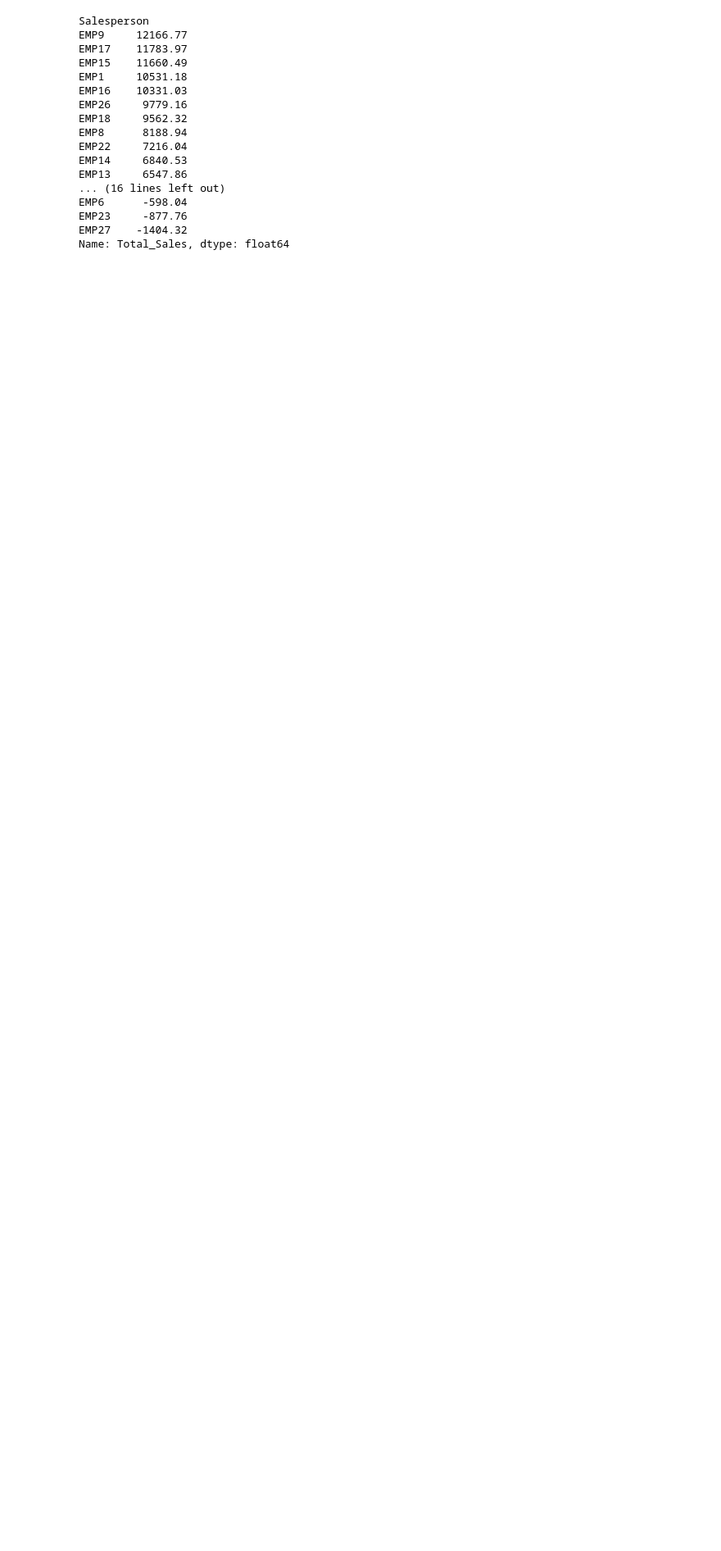
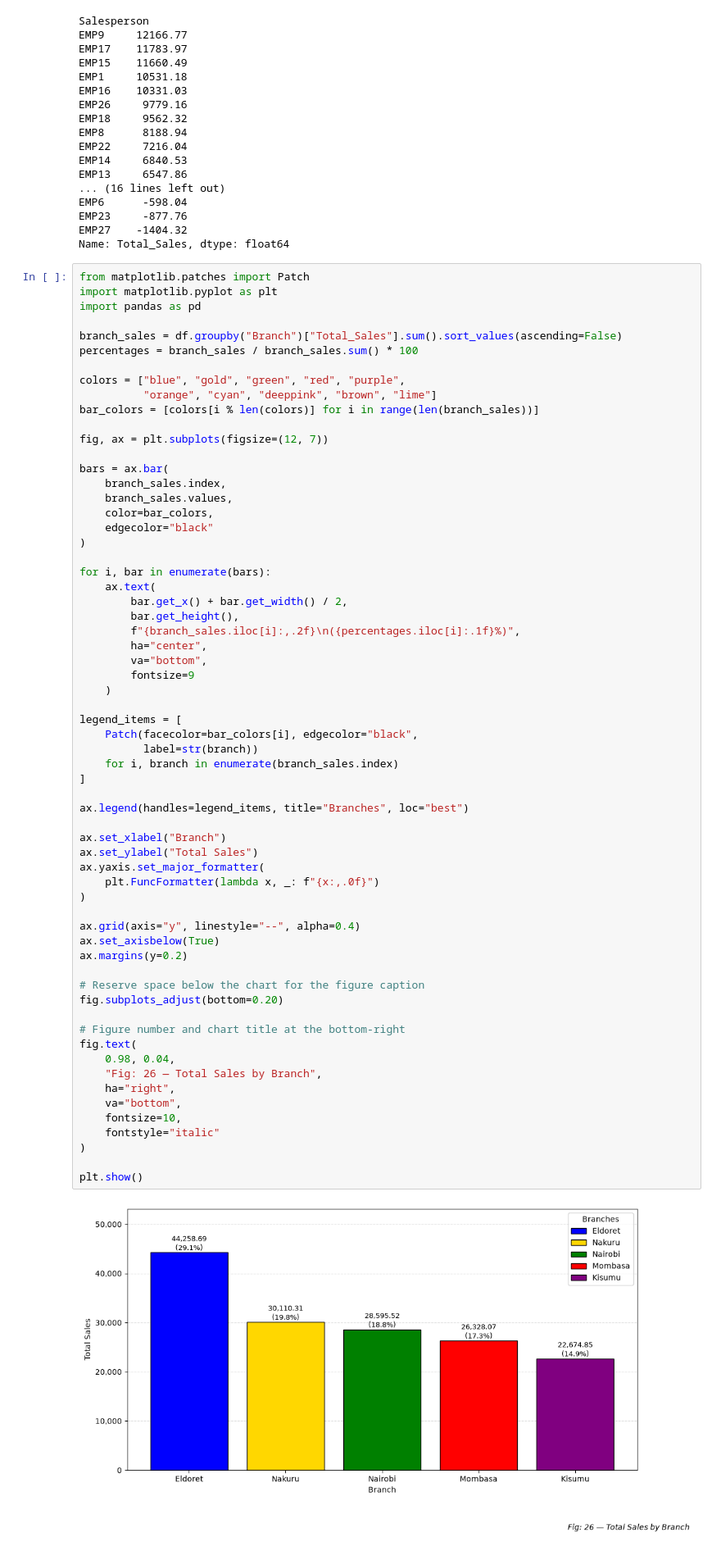
Before and after one commit to roykiptala/Datascience-workshop, a Jupyter notebook: Retail_Sales_and_Customer_Analytics .ipynb, the cells around one changed output. Shown at 82% size. Drawn from its saved outputs; the diff is of its cells as text; blank space fills up the shorter version.

Commit message:
Update retail sales analysis notebook

```diff
--- a/Retail_Sales_and_Customer_Analytics .ipynb
+++ b/Retail_Sales_and_Customer_Analytics .ipynb
@@ -755,3 +755,68 @@ EMP6      -598.04
 EMP23     -877.76
 EMP27    -1404.32
 Name: Total_Sales, dtype: float64
+# %%
+from matplotlib.patches import Patch
+import matplotlib.pyplot as plt
+import pandas as pd
+
+branch_sales = df.groupby("Branch")["Total_Sales"].sum().sort_values(ascending=False)
+percentages = branch_sales / branch_sales.sum() * 100
+
+colors = ["blue", "gold", "green", "red", "purple",
+          "orange", "cyan", "deeppink", "brown", "lime"]
+bar_colors = [colors[i % len(colors)] for i in range(len(branch_sales))]
+
+fig, ax = plt.subplots(figsize=(12, 7))
+
+bars = ax.bar(
+    branch_sales.index,
+    branch_sales.values,
+    color=bar_colors,
+    edgecolor="black"
+)
+
+for i, bar in enumerate(bars):
+    ax.text(
+        bar.get_x() + bar.get_width() / 2,
+        bar.get_height(),
+        f"{branch_sales.iloc[i]:,.2f}\n({percentages.iloc[i]:.1f}%)",
+        ha="center",
+        va="bottom",
+        fontsize=9
+    )
+
+legend_items = [
+    Patch(facecolor=bar_colors[i], edgecolor="black",
+          label=str(branch))
+    for i, branch in enumerate(branch_sales.index)
+]
+
+ax.legend(handles=legend_items, title="Branches", loc="best")
+
+ax.set_xlabel("Branch")
+ax.set_ylabel("Total Sales")
+ax.yaxis.set_major_formatter(
+    plt.FuncFormatter(lambda x, _: f"{x:,.0f}")
+)
+
+ax.grid(axis="y", linestyle="--", alpha=0.4)
+ax.set_axisbelow(True)
+ax.margins(y=0.2)
+
+# Reserve space below the chart for the figure caption
+fig.subplots_adjust(bottom=0.20)
+
+# Figure number and chart title at the bottom-right
+fig.text(
+    0.98, 0.04,
+    "Fig: 26 — Total Sales by Branch",
+    ha="right",
+    va="bottom",
+    fontsize=10,
+    fontstyle="italic"
+)
+
+plt.show()
+# %% [output]
+[figure, added]
```
Also changed, not shown: parts of 14 cells of this notebook.
